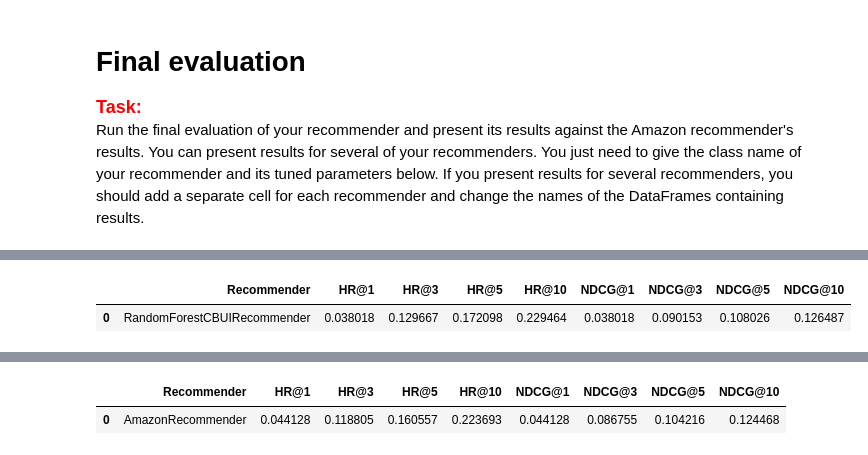
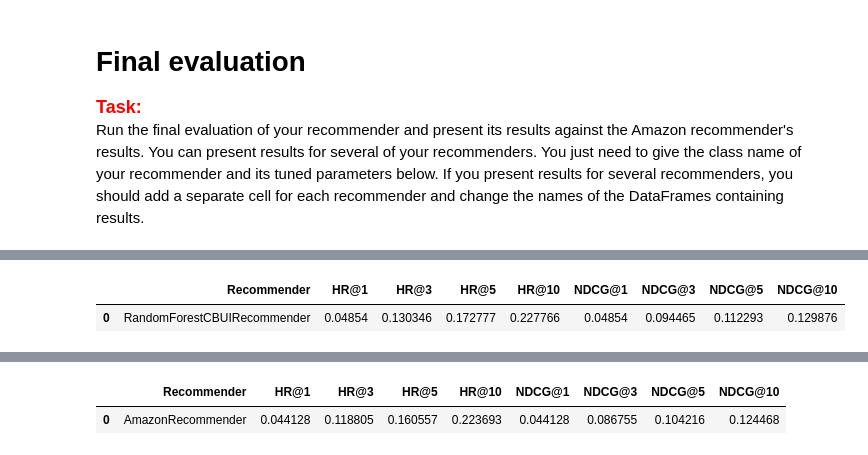
Before and after one commit to kabix09/HotelRecommender, a Jupyter notebook: project_1_recommender_and_evaluation.ipynb, the cells around one changed output, grey strips where cells are left out. Cells and saved outputs as stored; diff of their text form; code cells hidden in the pictures.

```diff
--- a/project_1_recommender_and_evaluation.ipynb
+++ b/project_1_recommender_and_evaluation.ipynb
@@ -687,18 +692,18 @@ display(linear_cbui_tts_results)
 # %%
 cb_user_item_recommender = RandomForestCBUIRecommender(
-    **{'max_depth': 7.0, 'min_samples_split': 19.0, 'n_estimators': 300.0, 'n_neg_per_pos': 3.0})  # Initialize your recommender here with the best params from tuning
+    **{'max_depth': 7.0, 'min_samples_split': 19.0, 'n_estimators': 130.0, 'n_neg_per_pos': 4.0})  # Initialize your recommender here with the best params from tuning
 
 # Give the name of your recommender in the line below
 randomForest_cbui_tts_results = [['RandomForestCBUIRecommender'] + list(evaluate_train_test_split_implicit(
     cb_user_item_recommender, interactions_df, items_df))]
 
 randomForest_cbui_tts_results = pd.DataFrame(
     randomForest_cbui_tts_results, columns=['Recommender', 'HR@1', 'HR@3', 'HR@5', 'HR@10', 'NDCG@1', 'NDCG@3', 'NDCG@5', 'NDCG@10'])
 
 display(randomForest_cbui_tts_results)
 # %% [output]
 |  | Recommender | HR@1 | HR@3 | HR@5 | HR@10 | NDCG@1 | NDCG@3 | NDCG@5 | NDCG@10 |
-| 0 | RandomForestCBUIRecommender | 0.038018 | 0.129667 | 0.172098 | 0.229464 | 0.038018 | 0.090153 | 0.108026 | 0.126487 |
+| 0 | RandomForestCBUIRecommender | 0.04854 | 0.130346 | 0.172777 | 0.227766 | 0.04854 | 0.094465 | 0.112293 | 0.129876 |
 # %%
 cb_user_item_recommender = XGBoostCBUIRecommender(
     **{'learning_rate': 0.02, 'max_depth': 7.0, 'min_samples_split': 18.0, 'n_estimators': 130.0, 'n_neg_per_pos': 4.0})  # Initialize your recommender here with the best params from tuning
```
Also changed, not shown: parts of 5 cells of this notebook, 3 other files.
